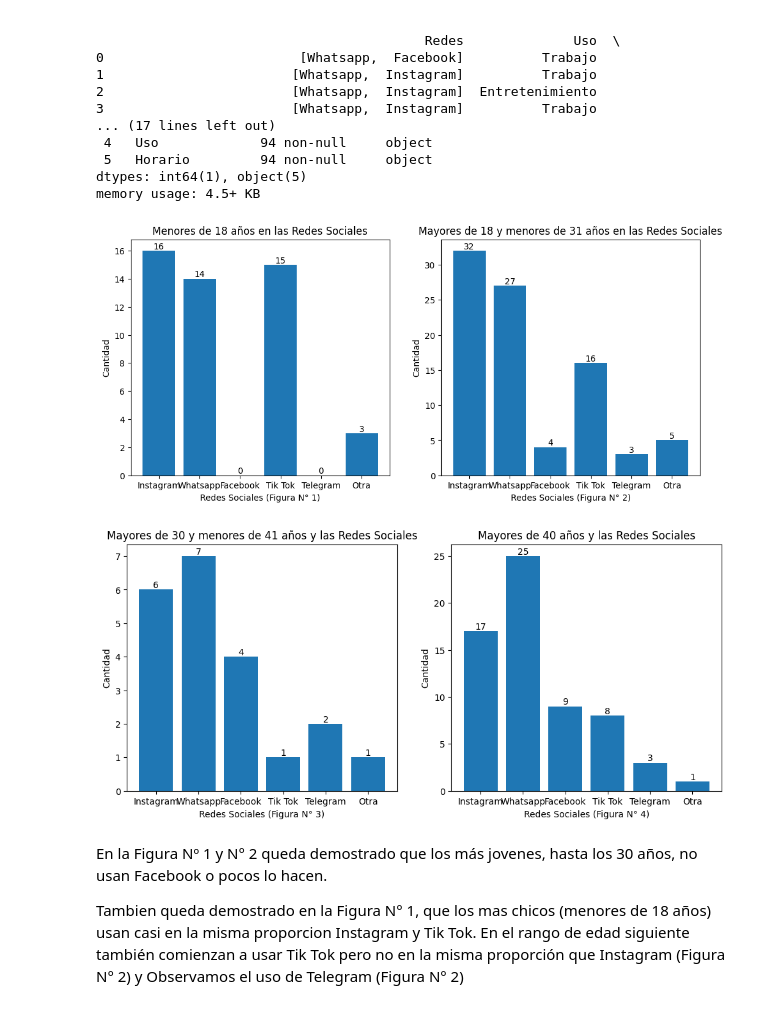
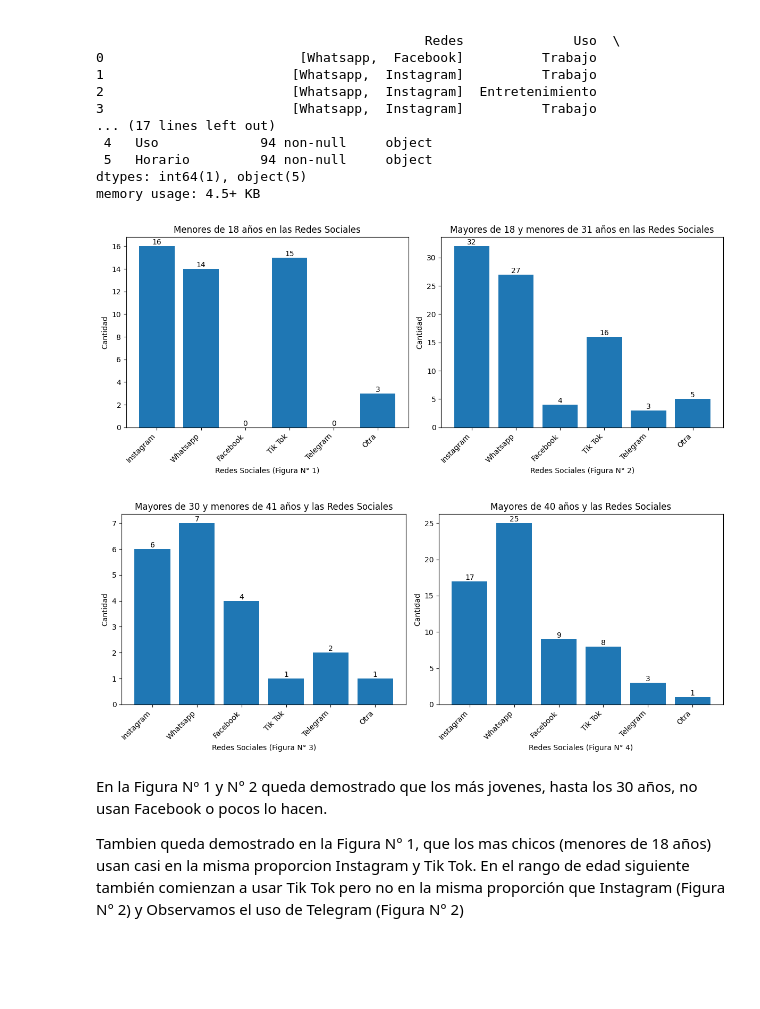
Before and after one commit to MauriLoria/Python, a Jupyter notebook: Encuesta.ipynb, the cells around one changed output. Saved outputs shown, nothing was run; the diff lists cells and outputs as text; code cells hidden in the pictures; blank space fills up the shorter version.

```diff
--- a/Encuesta.ipynb
+++ b/Encuesta.ipynb
@@ -92,36 +92,48 @@ barras=plt.bar(redes, cantidad_edad1)
 plt.bar_label(barras)
 plt.xlabel("Redes Sociales (Figura N° 1)")
 plt.ylabel("Cantidad")
+plt.xticks(rotation=45, ha='right')
+plt.tight_layout()
+
 
 plt.subplot(122)
 plt.title('Mayores de 18 y menores de 31 años en las Redes Sociales')
 barras=plt.bar(redes, cantidad_edad2)
 plt.bar_label(barras)
 plt.xlabel("Redes Sociales (Figura N° 2)")
 plt.ylabel("Cantidad")
+plt.xticks(rotation=45, ha='right')
+plt.tight_layout()
+
 
 plt.show()
 
 plt.figure(figsize=(12,5))
 
 plt.subplot(121)
 plt.title('Mayores de 30 y menores de 41 años y las Redes Sociales')
 barras=plt.bar(redes, cantidad_edad3)
 plt.bar_label(barras)
 plt.xlabel("Redes Sociales (Figura N° 3)")
 plt.ylabel("Cantidad")
+plt.xticks(rotation=45, ha='right')
+plt.tight_layout()
+
 
 plt.subplot(122)
 plt.title('Mayores de 40 años y las Redes Sociales')
 barras=plt.bar(redes, cantidad_edad4)
 plt.bar_label(barras)
 plt.xlabel("Redes Sociales (Figura N° 4)")
 plt.ylabel("Cantidad")
+plt.xticks(rotation=45, ha='right')
+plt.tight_layout()
+
 
 plt.show()
 # %% [output]
-[figure, old version]
+[figure, new version]
-[figure, old version]
+[figure, new version]
 # %% [markdown]
 En la Figura Nº 1 y N° 2 queda demostrado que los más jovenes, hasta los 30 años, no usan Facebook o pocos lo hacen.
 
```
Also changed, not shown: parts of 1 cell of this notebook.
